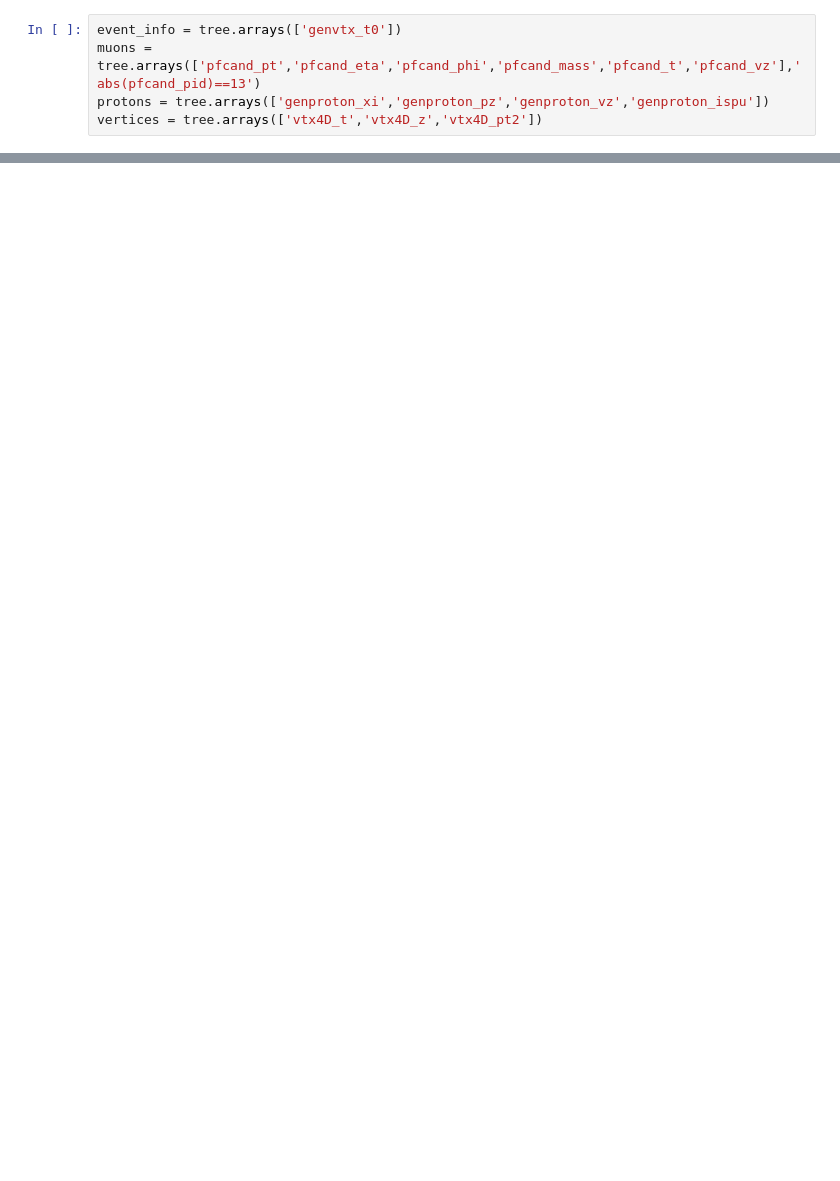
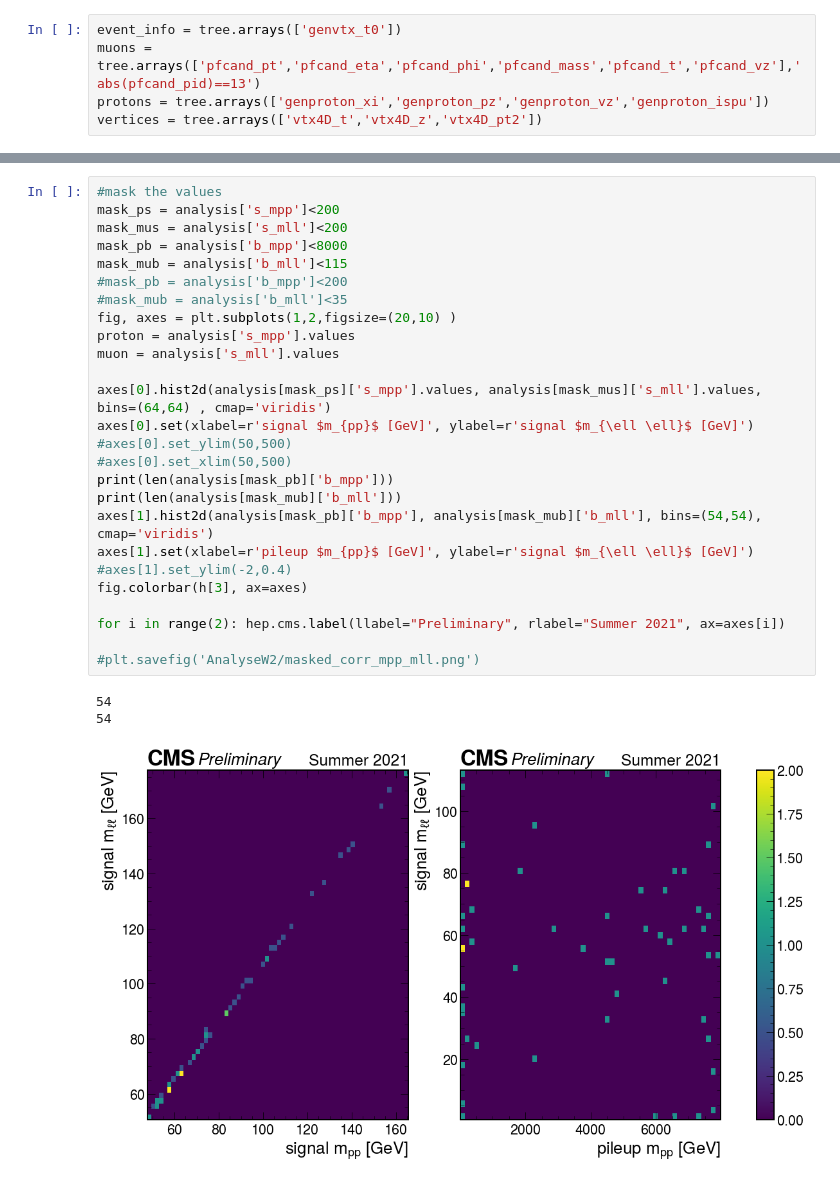
Before and after one commit to jloemker/SWAN, a Jupyter notebook: Analysis_notebook.ipynb, the cells around one changed output, grey strips where cells are left out. Saved outputs shown, nothing was run; the diff lists cells and outputs as text; blank space fills up the shorter version.

```diff
--- a/Analysis_notebook.ipynb
+++ b/Analysis_notebook.ipynb
@@ -874,2 +804,32 @@ for i in range(2): hep.cms.label(llabel="Preliminary", rlabel="Summer 2021", ax=
+# %%
+#mask the values
+mask_ps = analysis['s_mpp']<200
+mask_mus = analysis['s_mll']<200
+mask_pb = analysis['b_mpp']<8000
+mask_mub = analysis['b_mll']<115
+#mask_pb = analysis['b_mpp']<200
+#mask_mub = analysis['b_mll']<35
+fig, axes = plt.subplots(1,2,figsize=(20,10) )
+proton = analysis['s_mpp'].values
+muon = analysis['s_mll'].values
+
+axes[0].hist2d(analysis[mask_ps]['s_mpp'].values, analysis[mask_mus]['s_mll'].values, bins=(64,64) , cmap='viridis')
+axes[0].set(xlabel=r'signal $m_{pp}$ [GeV]', ylabel=r'signal $m_{\ell \ell}$ [GeV]')
+#axes[0].set_ylim(50,500)
+#axes[0].set_xlim(50,500)
+print(len(analysis[mask_pb]['b_mpp']))
+print(len(analysis[mask_mub]['b_mll']))
+axes[1].hist2d(analysis[mask_pb]['b_mpp'], analysis[mask_mub]['b_mll'], bins=(54,54), cmap='viridis')
+axes[1].set(xlabel=r'pileup $m_{pp}$ [GeV]', ylabel=r'signal $m_{\ell \ell}$ [GeV]')
+#axes[1].set_ylim(-2,0.4)
+fig.colorbar(h[3], ax=axes)
+
+for i in range(2): hep.cms.label(llabel="Preliminary", rlabel="Summer 2021", ax=axes[i])
+
+#plt.savefig('AnalyseW2/masked_corr_mpp_mll.png')
+# %% [output]
+54
+54
+[figure, added]
 # %%
 #Define cut on (mpp-mll)/mpp and see which signal and background rates one can expect with a given cut.
```
Also changed, not shown: parts of 12 cells of this notebook.
